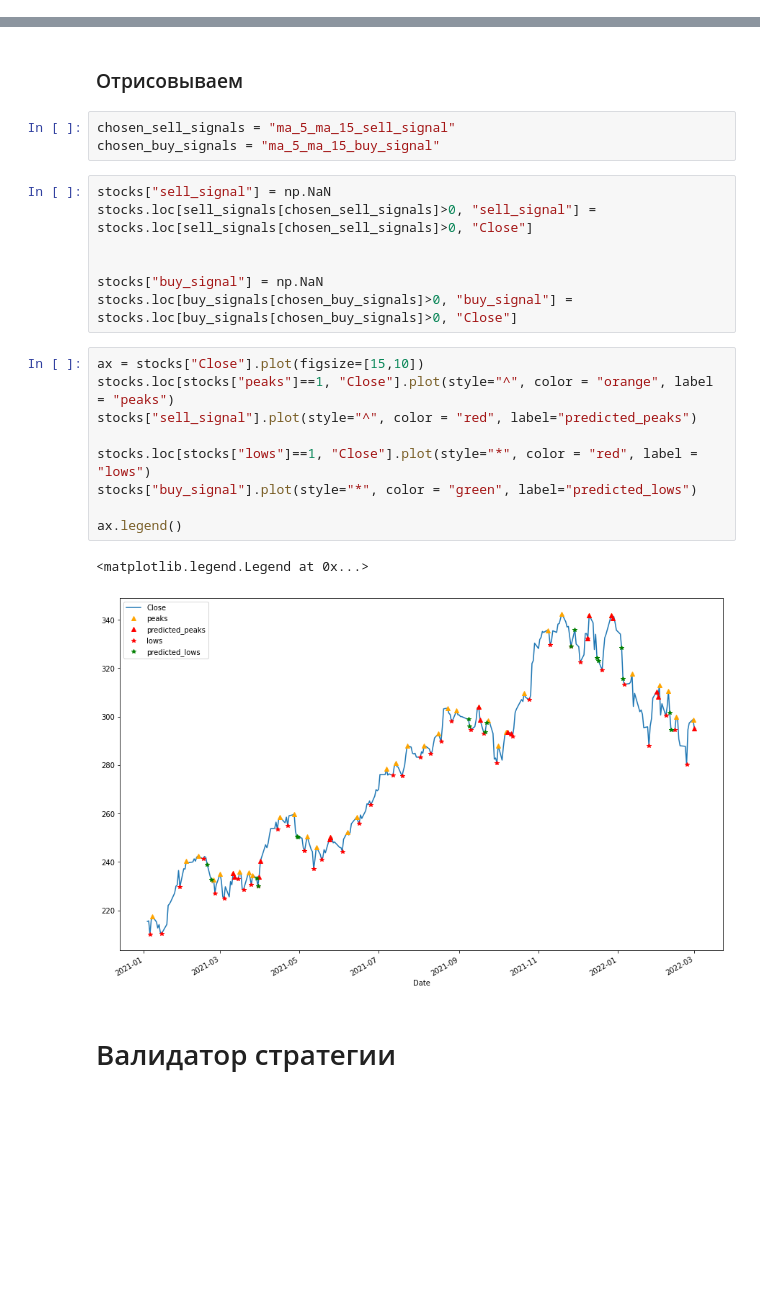
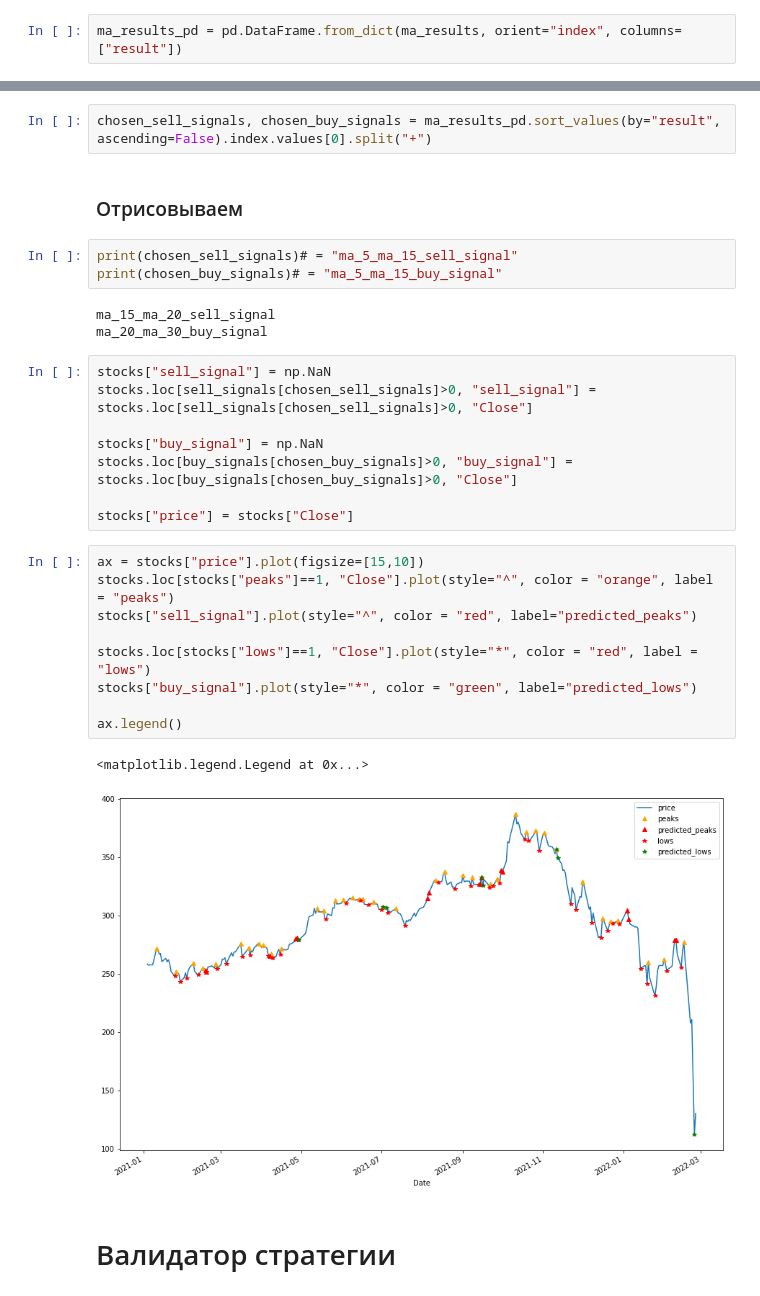
Before and after one commit to Falconwatch/MarketKing, a Jupyter notebook: High_detector.ipynb, the cells around one changed output, grey strips where cells are left out. Saved outputs shown, nothing was run; the diff lists cells and outputs as text; blank space fills up the shorter version.

```diff
--- a/High_detector.ipynb
+++ b/High_detector.ipynb
@@ -116,0 +178,2 @@ TODO: придумать адекватную метрики качества о
+# %%
+ma_results_pd = pd.DataFrame.from_dict(ma_results, orient="index", columns=["result"])
@@ -117,26 +189,32 @@ TODO: придумать адекватную метрики качества о
+# %%
+chosen_sell_signals, chosen_buy_signals = ma_results_pd.sort_values(by="result", ascending=False).index.values[0].split("+")
 # %% [markdown]
 ### Отрисовываем
 # %%
-chosen_sell_signals = "ma_5_ma_15_sell_signal"
-chosen_buy_signals = "ma_5_ma_15_buy_signal"
+print(chosen_sell_signals)# = "ma_5_ma_15_sell_signal"
+print(chosen_buy_signals)# = "ma_5_ma_15_buy_signal"
+# %% [output]
+ma_15_ma_20_sell_signal
+ma_20_ma_30_buy_signal
 # %%
 stocks["sell_signal"] = np.NaN
 stocks.loc[sell_signals[chosen_sell_signals]>0, "sell_signal"] = stocks.loc[sell_signals[chosen_sell_signals]>0, "Close"]
 
-
 stocks["buy_signal"] = np.NaN
 stocks.loc[buy_signals[chosen_buy_signals]>0, "buy_signal"] = stocks.loc[buy_signals[chosen_buy_signals]>0, "Close"]
+
+stocks["price"] = stocks["Close"]
 # %%
-ax = stocks["Close"].plot(figsize=[15,10])
+ax = stocks["price"].plot(figsize=[15,10])
 stocks.loc[stocks["peaks"]==1, "Close"].plot(style="^", color = "orange", label = "peaks")
 stocks["sell_signal"].plot(style="^", color = "red", label="predicted_peaks")
 
 stocks.loc[stocks["lows"]==1, "Close"].plot(style="*", color = "red", label = "lows")
 stocks["buy_signal"].plot(style="*", color = "green", label="predicted_lows")
 
 ax.legend()
 # %% [output]
 <matplotlib.legend.Legend at 0x...>
-[figure, old version]
+[figure, new version]
 # %% [markdown]
 # Валидатор стратегии
```
Also changed, not shown: parts of 11 cells of this notebook.
